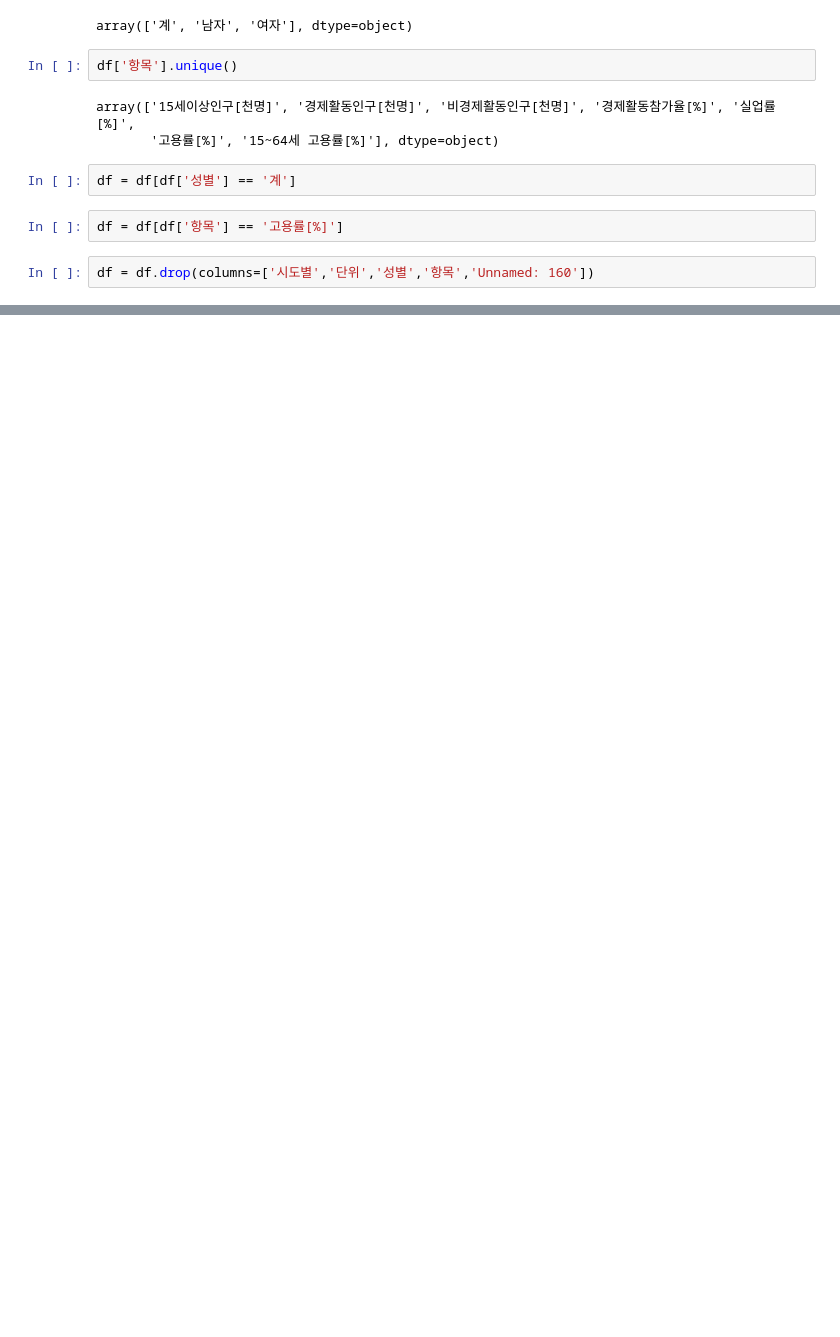
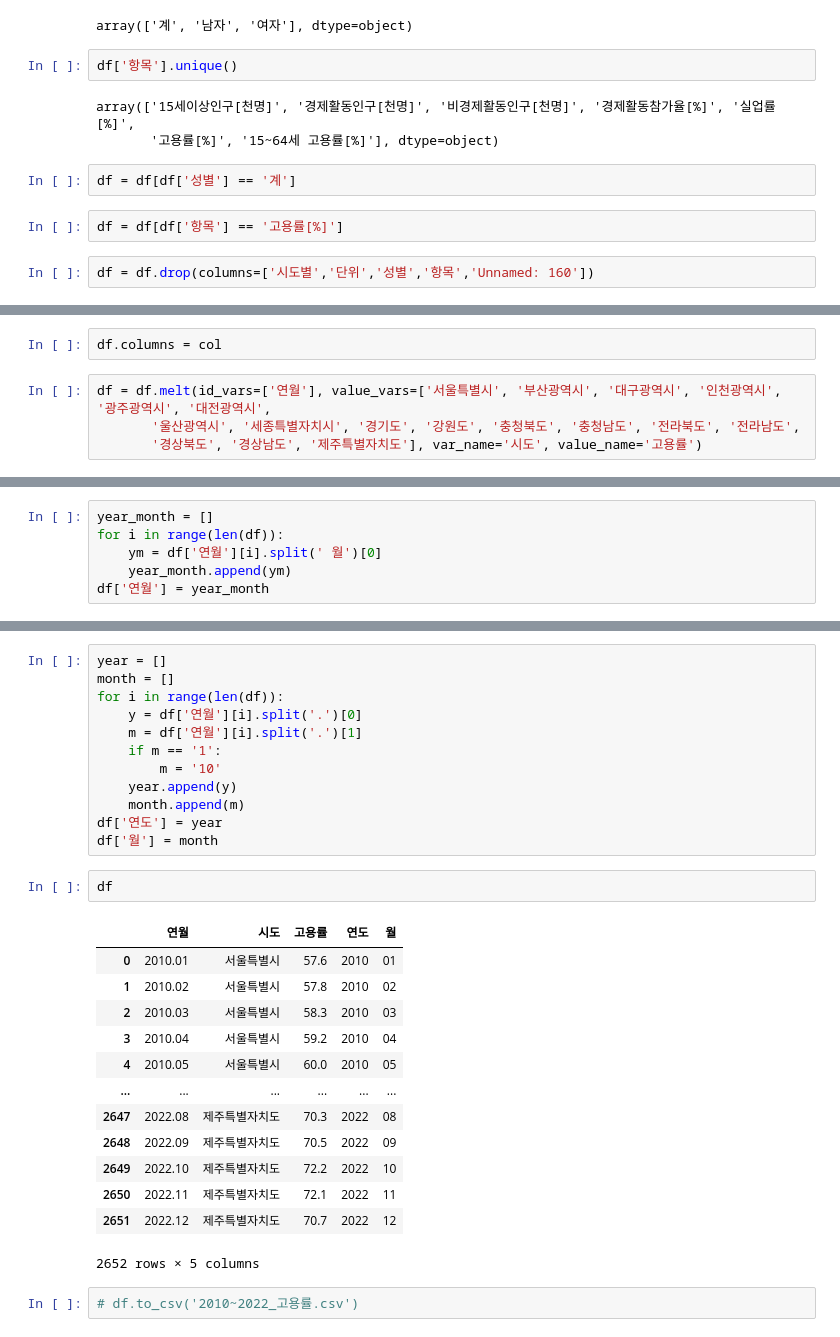
Before and after one commit to ThatHomr/project_2, a Jupyter notebook: project_2_file/ay_sprint2/emp_r.ipynb, the cells around one changed output, grey strips where cells are left out. Drawn from its saved outputs; the diff is of its cells as text; blank space fills up the shorter version.

```diff
--- a/project_2_file/ay_sprint2/emp_r.ipynb
+++ b/project_2_file/ay_sprint2/emp_r.ipynb
@@ -88,0 +109,6 @@ AttributeError: 'list' object has no attribute 'replace'
+# %%
+df.columns = col
+# %%
+df = df.melt(id_vars=['연월'], value_vars=['서울특별시', '부산광역시', '대구광역시', '인천광역시', '광주광역시', '대전광역시',
+       '울산광역시', '세종특별자치시', '경기도', '강원도', '충청북도', '충청남도', '전라북도', '전라남도',
+       '경상북도', '경상남도', '제주특별자치도'], var_name='시도', value_name='고용률')
@@ -88,0 +131,6 @@ AttributeError: 'list' object has no attribute 'replace'
+# %%
+year_month = []
+for i in range(len(df)):
+    ym = df['연월'][i].split(' 월')[0]
+    year_month.append(ym)
+df['연월'] = year_month
@@ -88,0 +153,30 @@ AttributeError: 'list' object has no attribute 'replace'
+# %%
+year = []
+month = []
+for i in range(len(df)):
+    y = df['연월'][i].split('.')[0]
+    m = df['연월'][i].split('.')[1]
+    if m == '1':
+        m = '10'
+    year.append(y)
+    month.append(m)
+df['연도'] = year
+df['월'] = month
+# %%
+df
+# %% [output]
+|  | 연월 | 시도 | 고용률 | 연도 | 월 |
+| 0 | 2010.01 | 서울특별시 | 57.6 | 2010 | 01 |
+| 1 | 2010.02 | 서울특별시 | 57.8 | 2010 | 02 |
+| 2 | 2010.03 | 서울특별시 | 58.3 | 2010 | 03 |
+| 3 | 2010.04 | 서울특별시 | 59.2 | 2010 | 04 |
+| 4 | 2010.05 | 서울특별시 | 60.0 | 2010 | 05 |
+| ... | ... | ... | ... | ... | ... |
+| 2647 | 2022.08 | 제주특별자치도 | 70.3 | 2022 | 08 |
+| 2648 | 2022.09 | 제주특별자치도 | 70.5 | 2022 | 09 |
+| 2649 | 2022.10 | 제주특별자치도 | 72.2 | 2022 | 10 |
+| 2650 | 2022.11 | 제주특별자치도 | 72.1 | 2022 | 11 |
+| 2651 | 2022.12 | 제주특별자치도 | 70.7 | 2022 | 12 |
+2652 rows × 5 columns
+# %%
+# df.to_csv('2010~2022_고용률.csv')
```
Also changed, not shown: parts of 9 cells of this notebook, 1 other file.
